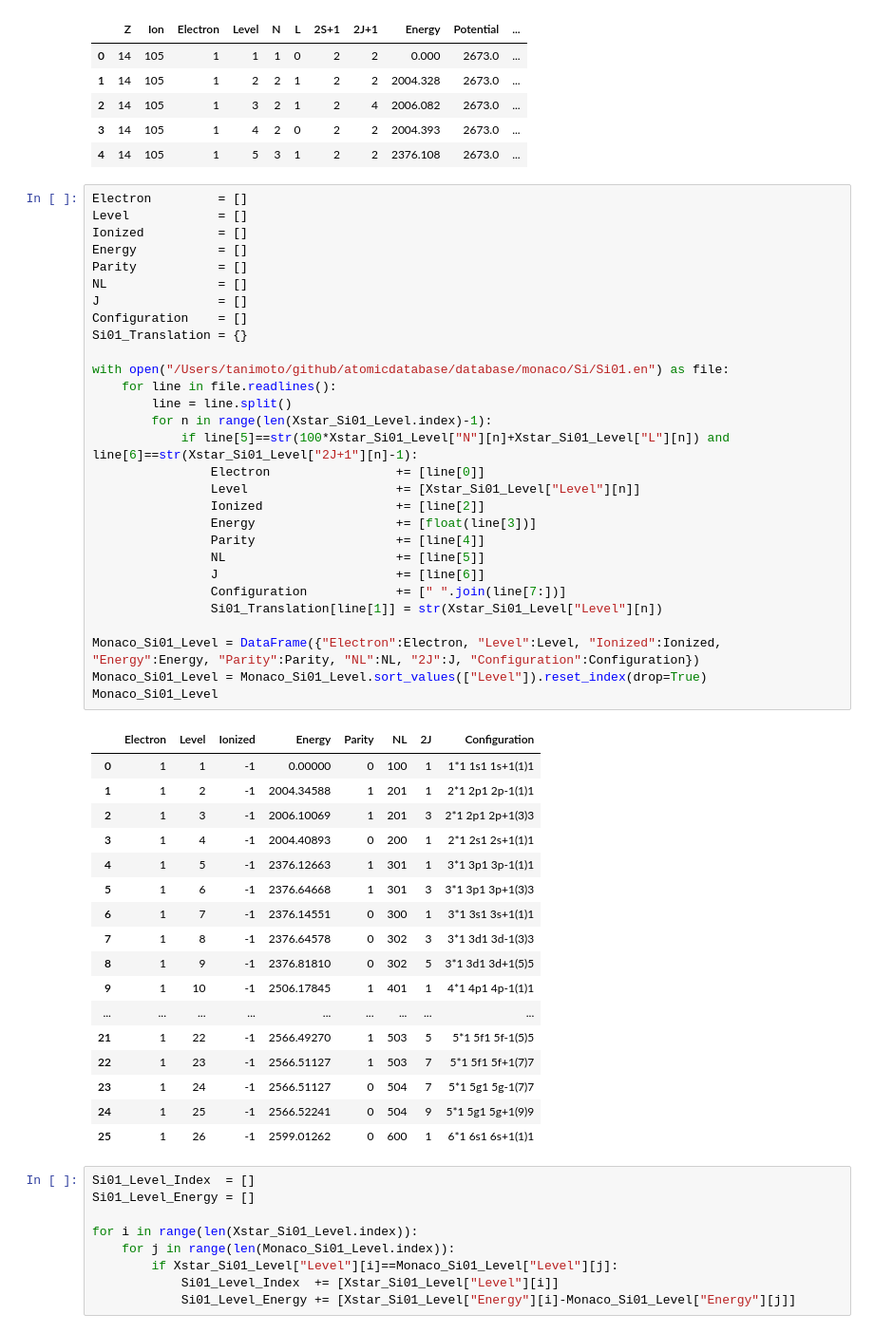
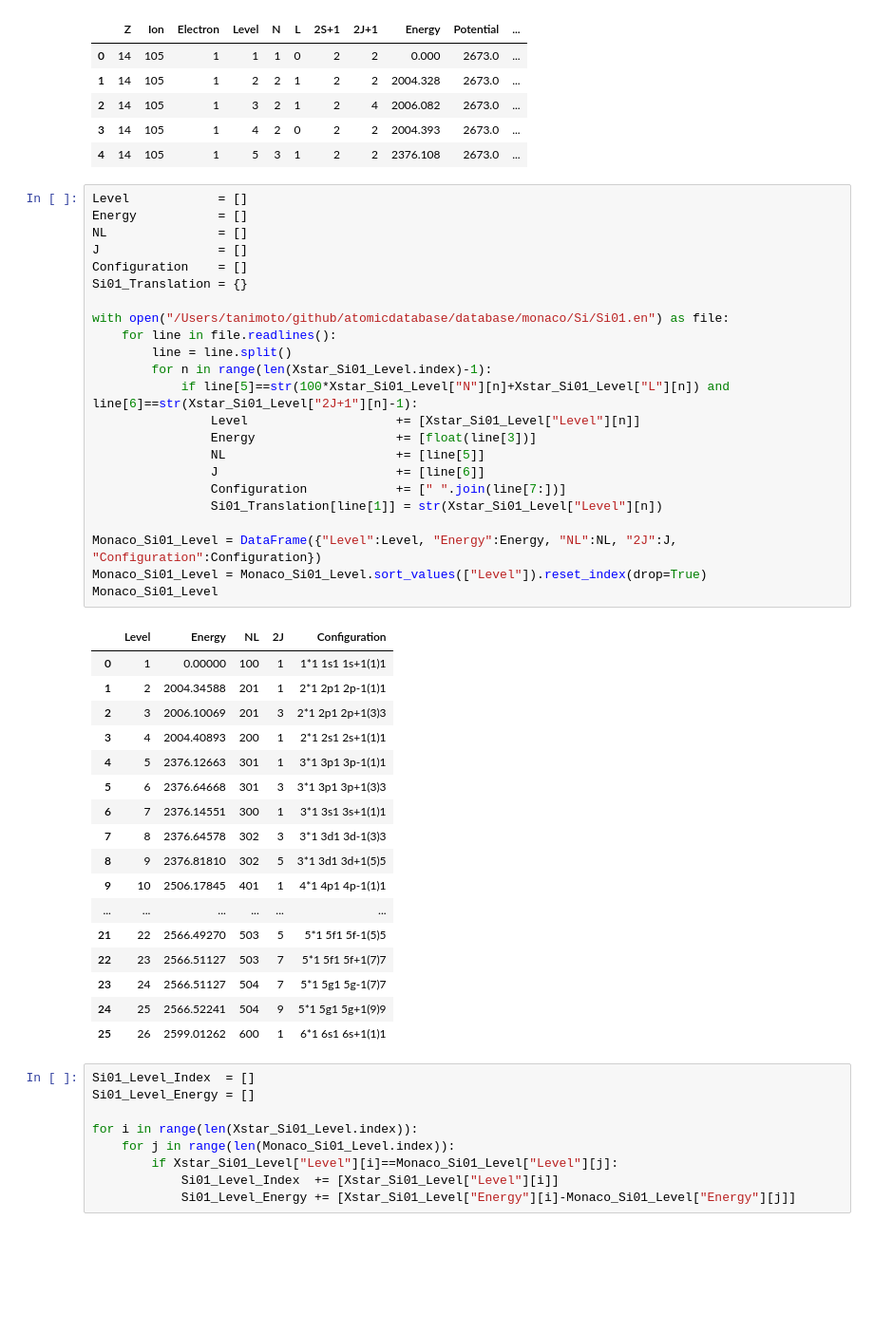
Before and after one commit to AtsushiTanimoto/AtomicDatabase, a Jupyter notebook: code/comparison/comparison.ipynb, the cells around one changed output. Shown at 95% size. Cells and saved outputs as stored; diff of their text form; blank space fills up the shorter version.

```diff
--- a/code/comparison/comparison.ipynb
+++ b/code/comparison/comparison.ipynb
@@ -25,52 +25,46 @@ Xstar_Si01_Level.head()
 | 3 | 14 | 105 | 1 | 4 | 2 | 0 | 2 | 2 | 2004.393 | 2673.0 | ... |
 | 4 | 14 | 105 | 1 | 5 | 3 | 1 | 2 | 2 | 2376.108 | 2673.0 | ... |
 # %%
-Electron         = []
 Level            = []
-Ionized          = []
 Energy           = []
-Parity           = []
 NL               = []
 J                = []
 Configuration    = []
 Si01_Translation = {}
 
 with open("/Users/tanimoto/github/atomicdatabase/database/monaco/Si/Si01.en") as file:
     for line in file.readlines():
         line = line.split()
         for n in range(len(Xstar_Si01_Level.index)-1):
             if line[5]==str(100*Xstar_Si01_Level["N"][n]+Xstar_Si01_Level["L"][n]) and line[6]==str(Xstar_Si01_Level["2J+1"][n]-1):
-                Electron                 += [line[0]]
                 Level                    += [Xstar_Si01_Level["Level"][n]]
-                Ionized                  += [line[2]]
                 Energy                   += [float(line[3])]
-                Parity                   += [line[4]]
                 NL                       += [line[5]]
                 J                        += [line[6]]
                 Configuration            += [" ".join(line[7:])]
                 Si01_Translation[line[1]] = str(Xstar_Si01_Level["Level"][n])
 
-Monaco_Si01_Level = DataFrame({"Electron":Electron, "Level":Level, "Ionized":Ionized, "Energy":Energy, "Parity":Parity, "NL":NL, "2J":J, "Configuration":Configuration})
+Monaco_Si01_Level = DataFrame({"Level":Level, "Energy":Energy, "NL":NL, "2J":J, "Configuration":Configuration})
 Monaco_Si01_Level = Monaco_Si01_Level.sort_values(["Level"]).reset_index(drop=True)
 Monaco_Si01_Level
 # %% [output]
-|  | Electron | Level | Ionized | Energy | Parity | NL | 2J | Configuration |
-| 0 | 1 | 1 | -1 | 0.00000 | 0 | 100 | 1 | 1*1 1s1 1s+1(1)1 |
-| 1 | 1 | 2 | -1 | 2004.34588 | 1 | 201 | 1 | 2*1 2p1 2p-1(1)1 |
-| 2 | 1 | 3 | -1 | 2006.10069 | 1 | 201 | 3 | 2*1 2p1 2p+1(3)3 |
-| 3 | 1 | 4 | -1 | 2004.40893 | 0 | 200 | 1 | 2*1 2s1 2s+1(1)1 |
-| 4 | 1 | 5 | -1 | 2376.12663 | 1 | 301 | 1 | 3*1 3p1 3p-1(1)1 |
-| 5 | 1 | 6 | -1 | 2376.64668 | 1 | 301 | 3 | 3*1 3p1 3p+1(3)3 |
-| 6 | 1 | 7 | -1 | 2376.14551 | 0 | 300 | 1 | 3*1 3s1 3s+1(1)1 |
-| 7 | 1 | 8 | -1 | 2376.64578 | 0 | 302 | 3 | 3*1 3d1 3d-1(3)3 |
-| 8 | 1 | 9 | -1 | 2376.81810 | 0 | 302 | 5 | 3*1 3d1 3d+1(5)5 |
-| 9 | 1 | 10 | -1 | 2506.17845 | 1 | 401 | 1 | 4*1 4p1 4p-1(1)1 |
-| ... | ... | ... | ... | ... | ... | ... | ... | ... |
-| 21 | 1 | 22 | -1 | 2566.49270 | 1 | 503 | 5 | 5*1 5f1 5f-1(5)5 |
-| 22 | 1 | 23 | -1 | 2566.51127 | 1 | 503 | 7 | 5*1 5f1 5f+1(7)7 |
-| 23 | 1 | 24 | -1 | 2566.51127 | 0 | 504 | 7 | 5*1 5g1 5g-1(7)7 |
-| 24 | 1 | 25 | -1 | 2566.52241 | 0 | 504 | 9 | 5*1 5g1 5g+1(9)9 |
-| 25 | 1 | 26 | -1 | 2599.01262 | 0 | 600 | 1 | 6*1 6s1 6s+1(1)1 |
+|  | Level | Energy | NL | 2J | Configuration |
+| 0 | 1 | 0.00000 | 100 | 1 | 1*1 1s1 1s+1(1)1 |
+| 1 | 2 | 2004.34588 | 201 | 1 | 2*1 2p1 2p-1(1)1 |
+| 2 | 3 | 2006.10069 | 201 | 3 | 2*1 2p1 2p+1(3)3 |
+| 3 | 4 | 2004.40893 | 200 | 1 | 2*1 2s1 2s+1(1)1 |
+| 4 | 5 | 2376.12663 | 301 | 1 | 3*1 3p1 3p-1(1)1 |
+| 5 | 6 | 2376.64668 | 301 | 3 | 3*1 3p1 3p+1(3)3 |
+| 6 | 7 | 2376.14551 | 300 | 1 | 3*1 3s1 3s+1(1)1 |
+| 7 | 8 | 2376.64578 | 302 | 3 | 3*1 3d1 3d-1(3)3 |
+| 8 | 9 | 2376.81810 | 302 | 5 | 3*1 3d1 3d+1(5)5 |
+| 9 | 10 | 2506.17845 | 401 | 1 | 4*1 4p1 4p-1(1)1 |
+| ... | ... | ... | ... | ... | ... |
+| 21 | 22 | 2566.49270 | 503 | 5 | 5*1 5f1 5f-1(5)5 |
+| 22 | 23 | 2566.51127 | 503 | 7 | 5*1 5f1 5f+1(7)7 |
+| 23 | 24 | 2566.51127 | 504 | 7 | 5*1 5g1 5g-1(7)7 |
+| 24 | 25 | 2566.52241 | 504 | 9 | 5*1 5g1 5g+1(9)9 |
+| 25 | 26 | 2599.01262 | 600 | 1 | 6*1 6s1 6s+1(1)1 |
 # %%
 Si01_Level_Index  = []
 Si01_Level_Energy = []
```
Also changed, not shown: parts of 1 cell of this notebook.
